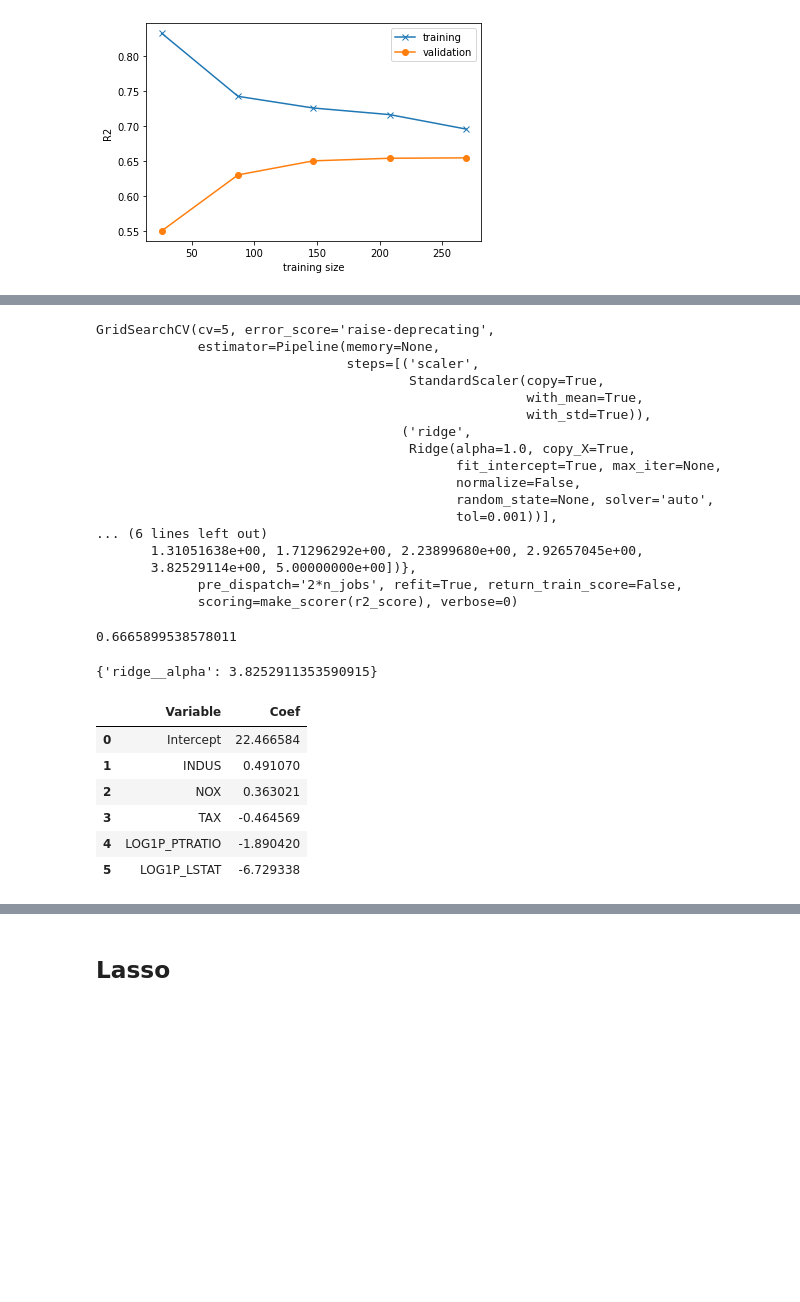
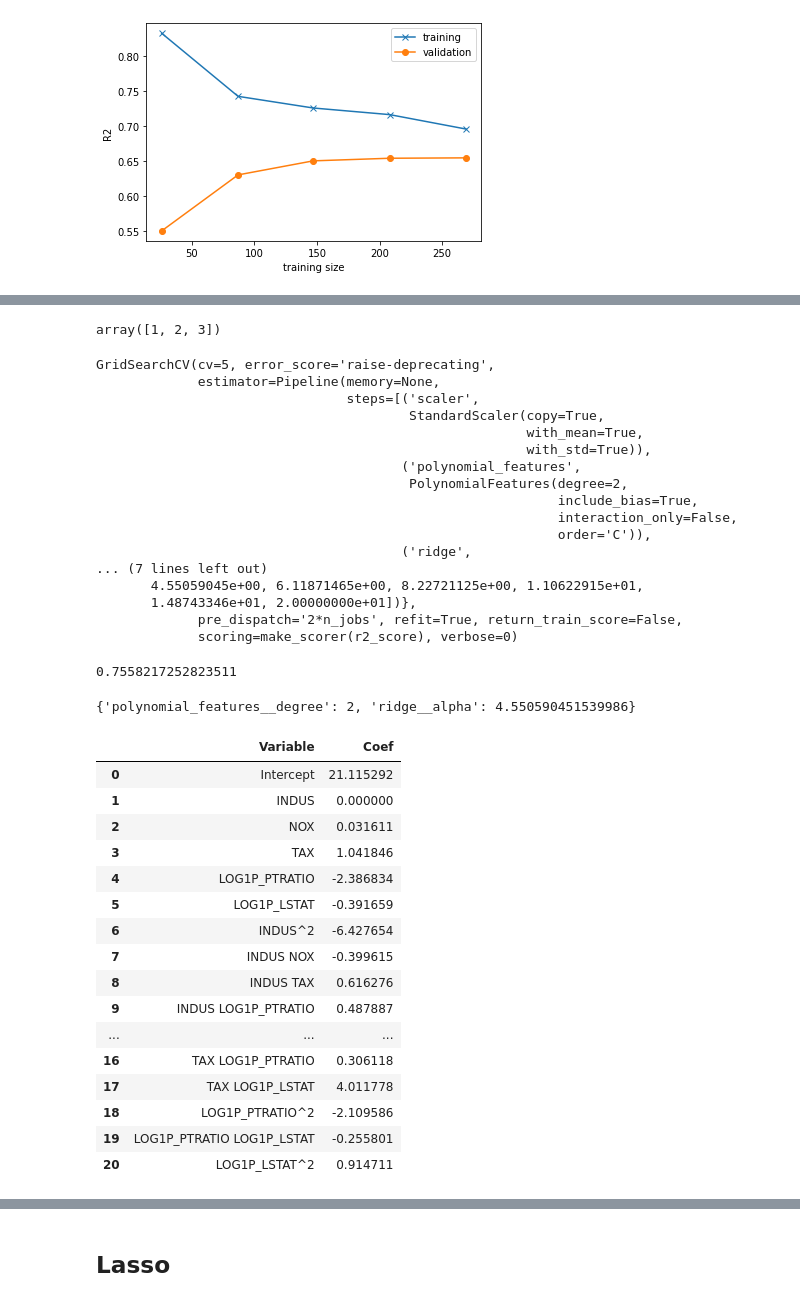
Before and after one commit to prudolph1/regression_base_code, a Jupyter notebook: regression_methods.ipynb, the cells around one changed output, grey strips where cells are left out. Saved outputs shown, nothing was run; the diff lists cells and outputs as text; code cells hidden in the pictures; blank space fills up the shorter version.

```diff
--- a/regression_methods.ipynb
+++ b/regression_methods.ipynb
@@ -312,15 +312,26 @@ model_learning_curve(model,X_train,y_train)
+# %%
+degree = 3
+np.arange(1,degree+1)
+# %% [output]
+array([1, 2, 3])
 # %%
+# define parameters and ranges for gridsearch
 kf = 5
+alpha_range = np.geomspace(1e-5, 20, 50)
+poly_degree = 2
+scorer = make_scorer(r2_score)
+
+poly_range = np.arange(1,degree+1)
+
 model = Pipeline([('scaler', StandardScaler()),
-        # ('polynomial_features', PolynomialFeatures()),
+        ('polynomial_features', PolynomialFeatures()),
         ('ridge', Ridge())])
 
 params = {
-    # 'polynomial_features__degree': [1, 2, 3],
-    'ridge__alpha': np.geomspace(1e-5, 5, 50)
+    'polynomial_features__degree': poly_range,
+    'ridge__alpha': alpha_range
 }
 
-scorer = make_scorer(r2_score)
 grid = GridSearchCV(model, params, cv=kf, scoring = scorer)
 # %%
 grid.fit(X_train, y_train)
@@ -331,46 +342,55 @@ GridSearchCV(cv=5, error_score='raise-deprecating',
                                         StandardScaler(copy=True,
                                                        with_mean=True,
                                                        with_std=True)),
+                                       ('polynomial_features',
+                                        PolynomialFeatures(degree=2,
+                                                           include_bias=True,
+                                                           interaction_only=False,
+                                                           order='C')),
                                        ('ridge',
-                                        Ridge(alpha=1.0, copy_X=True,
-                                              fit_intercept=True, max_iter=None,
-                                              normalize=False,
-                                              random_state=None, solver='auto',
-                                              tol=0.001))],
-... (6 lines left out)
-       1.31051638e+00, 1.71296292e+00, 2.23899680e+00, 2.92657045e+00,
-       3.82529114e+00, 5.00000000e+00])},
+... (7 lines left out)
+       4.55059045e+00, 6.11871465e+00, 8.22721125e+00, 1.10622915e+01,
+       1.48743346e+01, 2.00000000e+01])},
              pre_dispatch='2*n_jobs', refit=True, return_train_score=False,
              scoring=make_scorer(r2_score), verbose=0)
 # %%
 grid.best_score_
 # %% [output]
-0.6665899538578011
+0.7558217252823511
 # %%
 grid.best_params_
 # %% [output]
-{'ridge__alpha': 3.8252911353590915}
+{'polynomial_features__degree': 2, 'ridge__alpha': 4.550590451539986}
 # %%
-# get list of poly columns
-# degree = grid.best_params_.get('polynomial_features__degree')
-# poly = PolynomialFeatures(degree)
-# poly_fit = poly.fit(X_train)
-# columns = poly_fit.get_feature_names(X_train.columns)
-# columns[0] = 'Intercept'
+# get list of columns (including poly)
+degree = grid.best_params_.get('polynomial_features__degree')
+poly = PolynomialFeatures(degree)
+poly_fit = poly.fit(X_train)
+columns = poly_fit.get_feature_names(X_train.columns)
+columns[0] = 'Intercept'
 # %%
 # list coefficients in readable format
-columns = pd.Index(['Intercept']).append(X_train.columns)
-pd.DataFrame(list(zip(poly_columns,
+pd.DataFrame(list(zip(columns,
              np.append(grid.best_estimator_.named_steps['ridge'].intercept_,grid.best_estimator_.named_steps['ridge'].coef_))),
              columns=['Variable', 'Coef']).sort_values(by='Coef').sort_index()
 # %% [output]
 |  | Variable | Coef |
-| 0 | Intercept | 22.466584 |
-| 1 | INDUS | 0.491070 |
-| 2 | NOX | 0.363021 |
-| 3 | TAX | -0.464569 |
-| 4 | LOG1P_PTRATIO | -1.890420 |
-| 5 | LOG1P_LSTAT | -6.729338 |
+| 0 | Intercept | 21.115292 |
+| 1 | INDUS | 0.000000 |
+| 2 | NOX | 0.031611 |
+| 3 | TAX | 1.041846 |
+| 4 | LOG1P_PTRATIO | -2.386834 |
+| 5 | LOG1P_LSTAT | -0.391659 |
+| 6 | INDUS^2 | -6.427654 |
+| 7 | INDUS NOX | -0.399615 |
+| 8 | INDUS TAX | 0.616276 |
+| 9 | INDUS LOG1P_PTRATIO | 0.487887 |
+| ... | ... | ... |
+| 16 | TAX LOG1P_PTRATIO | 0.306118 |
+| 17 | TAX LOG1P_LSTAT | 4.011778 |
+| 18 | LOG1P_PTRATIO^2 | -2.109586 |
+| 19 | LOG1P_PTRATIO LOG1P_LSTAT | -0.255801 |
+| 20 | LOG1P_LSTAT^2 | 0.914711 |
 # %%
 y_predict_train = grid.predict(X_train)
 y_predict_test = grid.predict(X_test)
```
Also changed, not shown: parts of 8 cells of this notebook.
